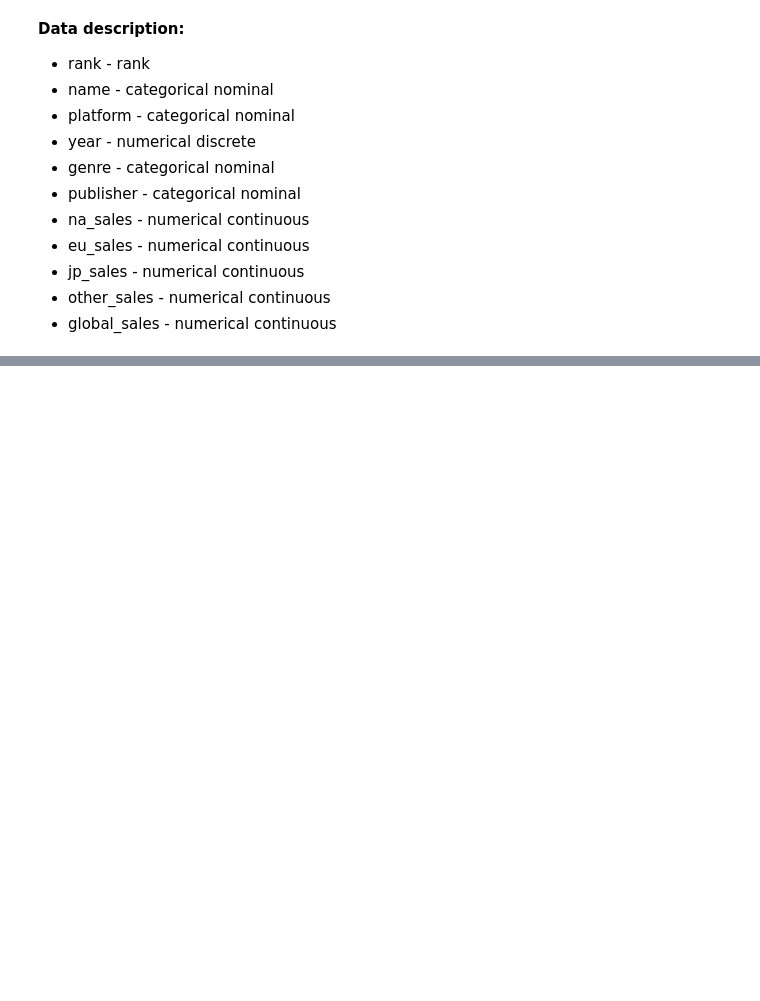
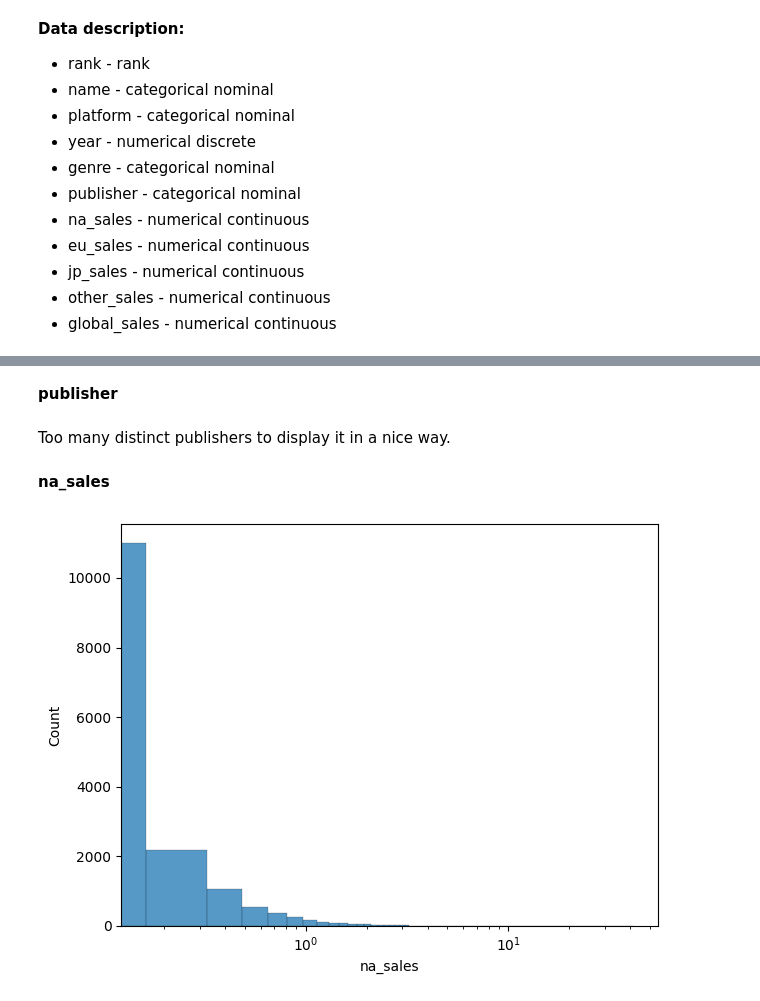
Before and after one commit to albertSkalinski/Data-Visualisation-and-Insight---CA-1, a Jupyter notebook: cleaningAndEDA.ipynb, the cells around one changed output, grey strips where cells are left out. Drawn from its saved outputs; the diff is of its cells as text; code cells hidden in the pictures; blank space fills up the shorter version.

```diff
--- a/cleaningAndEDA.ipynb
+++ b/cleaningAndEDA.ipynb
@@ -143,0 +174,13 @@ display(cleanData.head(10))
+# %% [markdown]
+**publisher**
+# %% [markdown]
+Too many distinct publishers to display it in a nice way.
+# %% [markdown]
+**na_sales**
+# %%
+sns.histplot(cleanData["na_sales"])
+plt.xscale("log")
+plt.tight_layout()
+plt.show()
+# %% [output]
+[figure, added]
```
Also changed, not shown: parts of 16 cells of this notebook.
